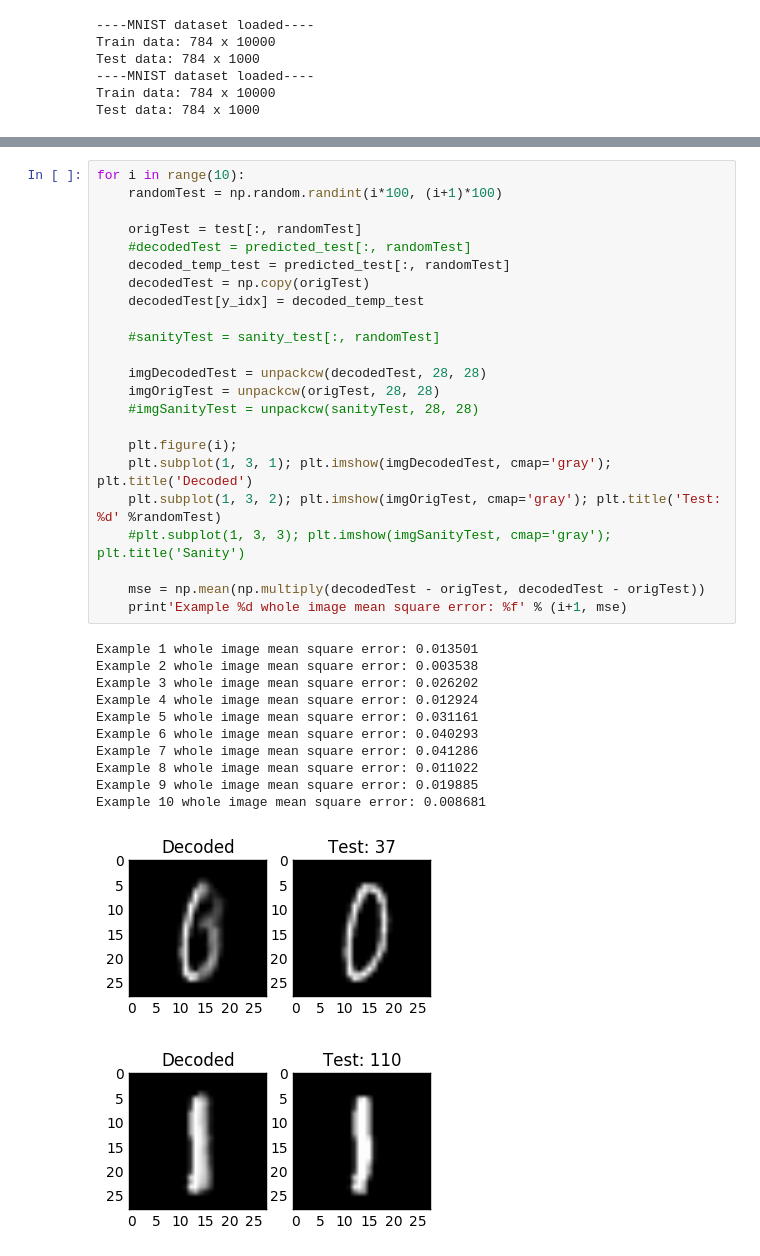
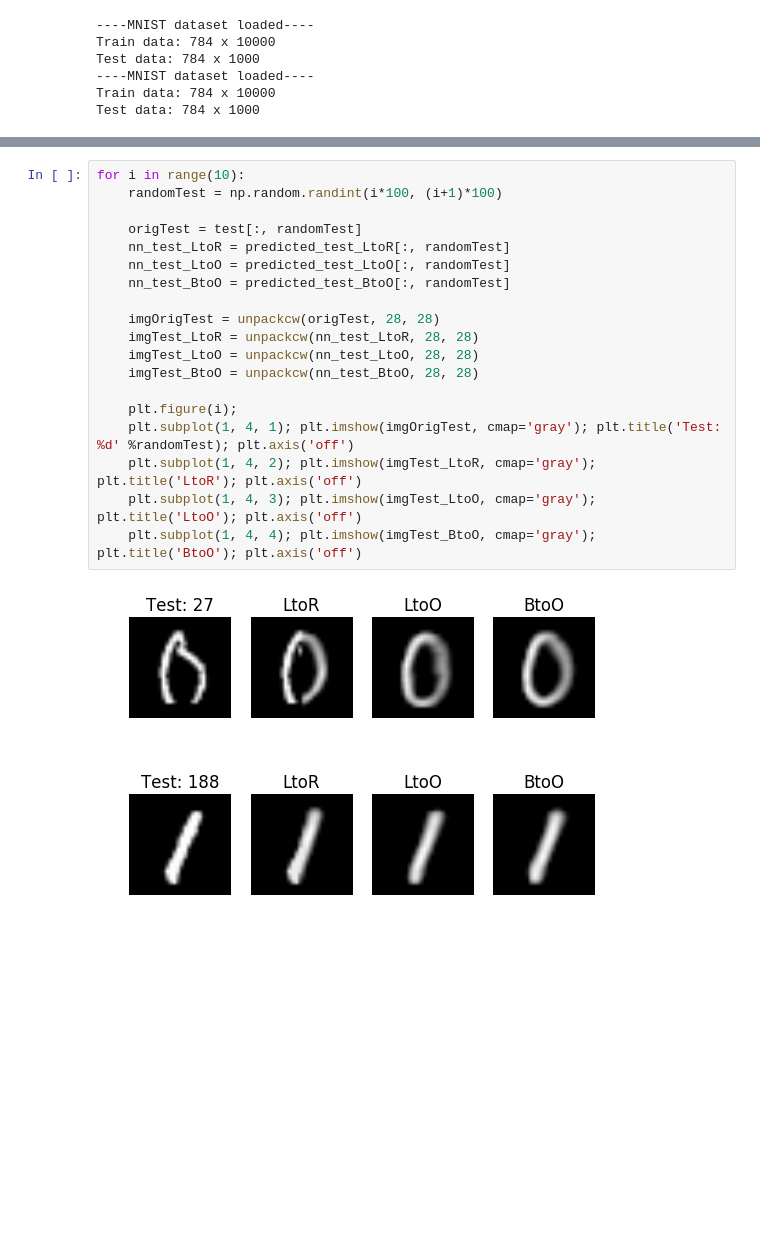
Before and after one commit to dxyang/Thesis, a Jupyter notebook: Autoencoder.ipynb, the cells around one changed output, grey strips where cells are left out. Cells and saved outputs as stored; diff of their text form; blank space fills up the shorter version.

```diff
--- a/Autoencoder.ipynb
+++ b/Autoencoder.ipynb
@@ -334,36 +357,22 @@ Example 10 whole image mean square error: 0.013750
 # %%
 for i in range(10):
     randomTest = np.random.randint(i*100, (i+1)*100)
 
     origTest = test[:, randomTest]
-    #decodedTest = predicted_test[:, randomTest]
-    decoded_temp_test = predicted_test[:, randomTest]
-    decodedTest = np.copy(origTest)
-    decodedTest[y_idx] = decoded_temp_test
+    nn_test_LtoR = predicted_test_LtoR[:, randomTest]
+    nn_test_LtoO = predicted_test_LtoO[:, randomTest]
+    nn_test_BtoO = predicted_test_BtoO[:, randomTest]
 
-    #sanityTest = sanity_test[:, randomTest]
-
-    imgDecodedTest = unpackcw(decodedTest, 28, 28)
     imgOrigTest = unpackcw(origTest, 28, 28)
-    #imgSanityTest = unpackcw(sanityTest, 28, 28)
+    imgTest_LtoR = unpackcw(nn_test_LtoR, 28, 28)
+    imgTest_LtoO = unpackcw(nn_test_LtoO, 28, 28)
+    imgTest_BtoO = unpackcw(nn_test_BtoO, 28, 28)
 
     plt.figure(i);
-    plt.subplot(1, 3, 1); plt.imshow(imgDecodedTest, cmap='gray'); plt.title('Decoded')
-    plt.subplot(1, 3, 2); plt.imshow(imgOrigTest, cmap='gray'); plt.title('Test: %d' %randomTest)
-    #plt.subplot(1, 3, 3); plt.imshow(imgSanityTest, cmap='gray'); plt.title('Sanity')
-
-    mse = np.mean(np.multiply(decodedTest - origTest, decodedTest - origTest))
-    print'Example %d whole image mean square error: %f' % (i+1, mse)
+    plt.subplot(1, 4, 1); plt.imshow(imgOrigTest, cmap='gray'); plt.title('Test: %d' %randomTest); plt.axis('off')
+    plt.subplot(1, 4, 2); plt.imshow(imgTest_LtoR, cmap='gray'); plt.title('LtoR'); plt.axis('off')
+    plt.subplot(1, 4, 3); plt.imshow(imgTest_LtoO, cmap='gray'); plt.title('LtoO'); plt.axis('off')
+    plt.subplot(1, 4, 4); plt.imshow(imgTest_BtoO, cmap='gray'); plt.title('BtoO'); plt.axis('off')
 # %% [output]
-Example 1 whole image mean square error: 0.013501
-Example 2 whole image mean square error: 0.003538
-Example 3 whole image mean square error: 0.026202
-Example 4 whole image mean square error: 0.012924
-Example 5 whole image mean square error: 0.031161
-Example 6 whole image mean square error: 0.040293
-Example 7 whole image mean square error: 0.041286
-Example 8 whole image mean square error: 0.011022
-Example 9 whole image mean square error: 0.019885
-Example 10 whole image mean square error: 0.008681
-[figure, old version]
+[figure, new version]
-[figure, old version]
+[figure, new version]
```
Also changed, not shown: parts of 9 cells of this notebook, 4 other files.
